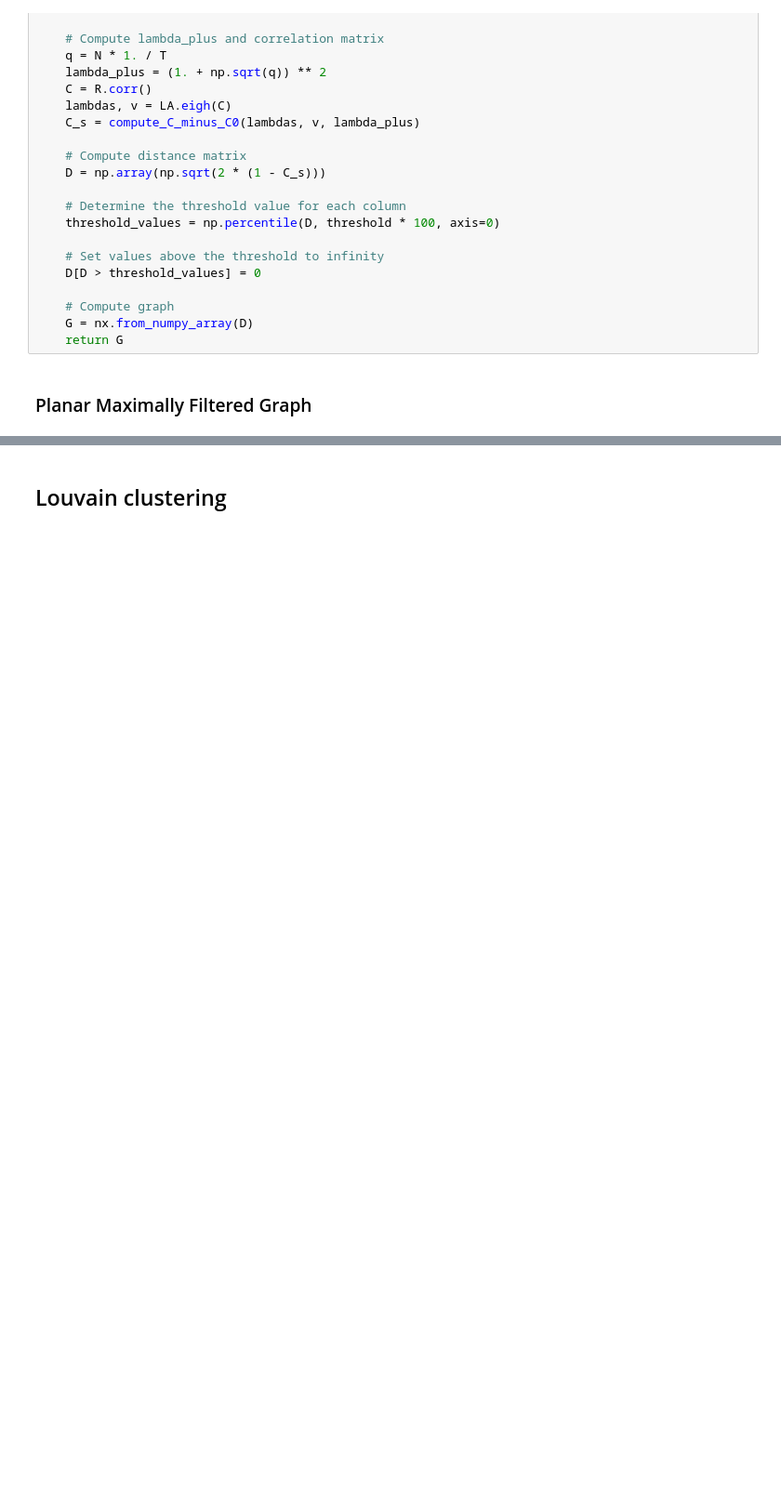
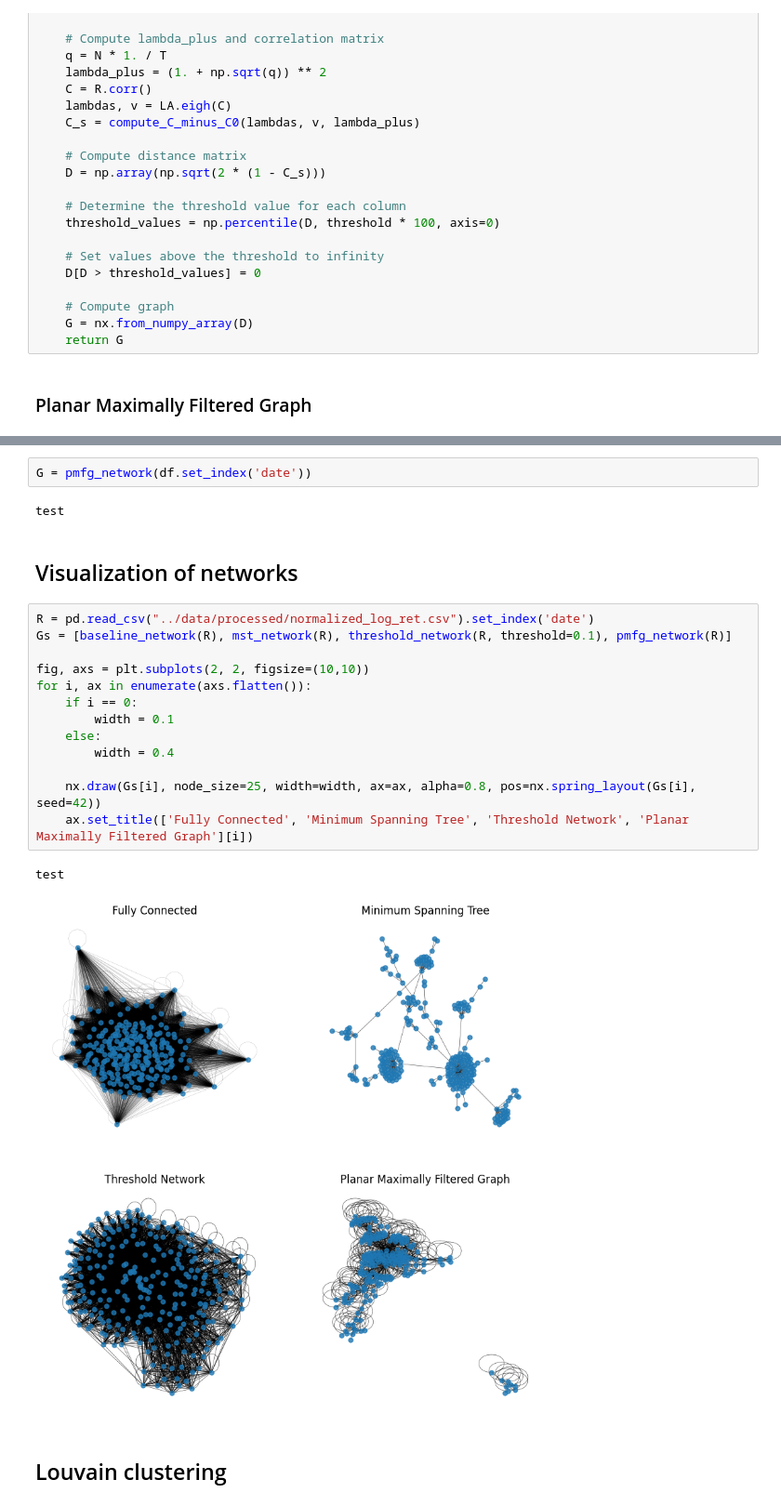
Before and after one commit to dioday45/FIN-525-Project, a Jupyter notebook: notebooks/Communities_jeremy.ipynb, the cells around one changed output, grey strips where cells are left out. Shown at 93% size. Cells and saved outputs as stored; diff of their text form; blank space fills up the shorter version.

Commit message:
resolution mst+pmfg

```diff
--- a/notebooks/Communities_jeremy.ipynb
+++ b/notebooks/Communities_jeremy.ipynb
@@ -296,6 +316,28 @@ def pmfg_network(R):
     sorted_edges = sort_graph_edges(G)
 
     return compute_PMFG(sorted_edges, N)
+# %%
+G = pmfg_network(df.set_index('date'))
+# %% [output]
+test
+# %% [markdown]
+## Visualization of networks
+# %%
+R = pd.read_csv("../data/processed/normalized_log_ret.csv").set_index('date')
+Gs = [baseline_network(R), mst_network(R), threshold_network(R, threshold=0.1), pmfg_network(R)]
+
+fig, axs = plt.subplots(2, 2, figsize=(10,10))
+for i, ax in enumerate(axs.flatten()):
+    if i == 0:
+        width = 0.1
+    else:
+        width = 0.4
+
+    nx.draw(Gs[i], node_size=25, width=width, ax=ax, alpha=0.8, pos=nx.spring_layout(Gs[i], seed=42))
+    ax.set_title(['Fully Connected', 'Minimum Spanning Tree', 'Threshold Network', 'Planar Maximally Filtered Graph'][i])
+# %% [output]
+test
+[figure, added]
 # %% [markdown]
 ## Louvain clustering
 # %%
```
Also changed, not shown: parts of 15 cells of this notebook.
